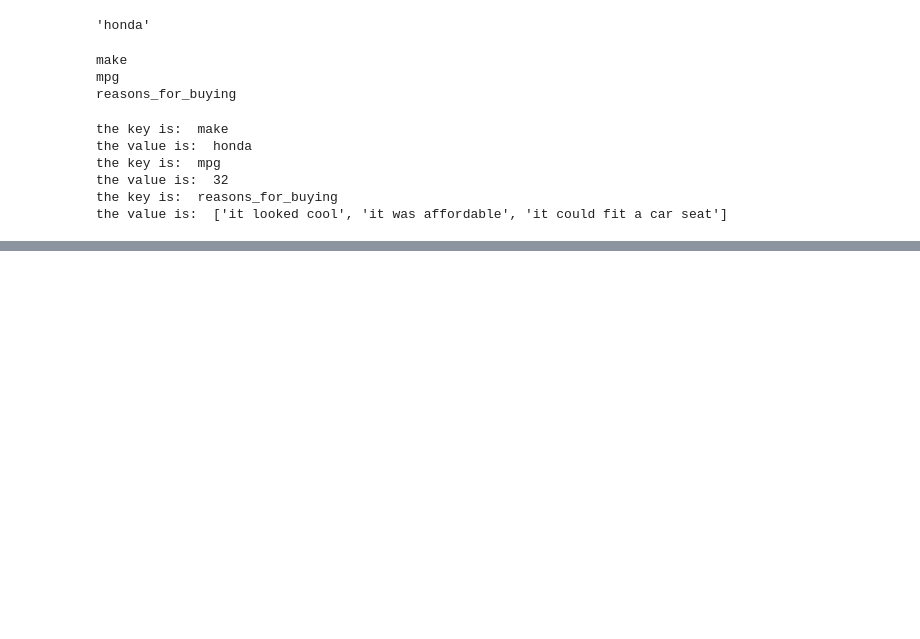
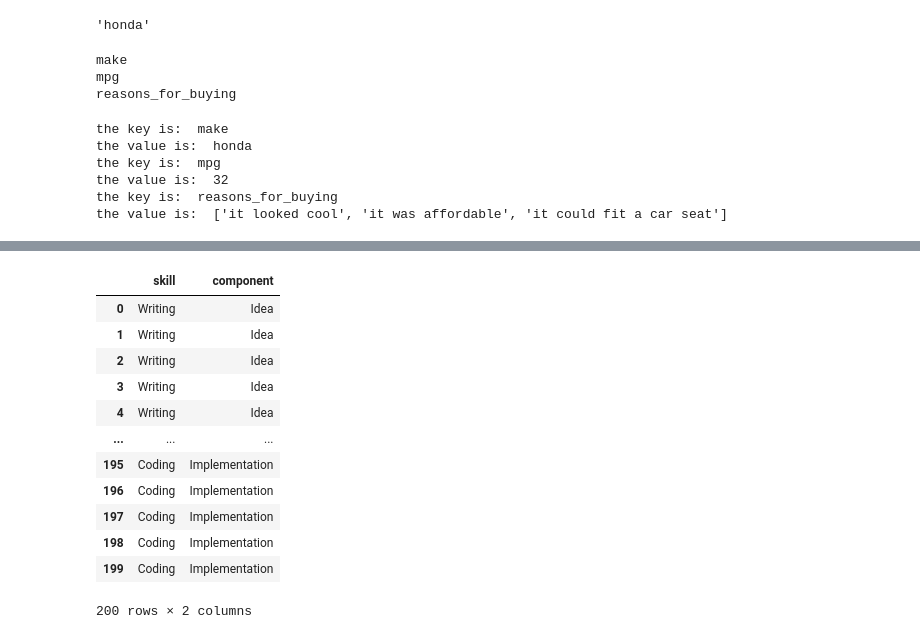
Before and after one commit to nickxscott/INFO658, a Jupyter notebook: notebooks/06_python.ipynb, the cells around one changed output, grey strips where cells are left out. Drawn from its saved outputs; the diff is of its cells as text; code cells hidden in the pictures; blank space fills up the shorter version.

```diff
--- a/notebooks/06_python.ipynb
+++ b/notebooks/06_python.ipynb
@@ -249,0 +274,28 @@ the value is:  ['it looked cool', 'it was affordable', 'it could fit a car seat'
+# %%
+skills={'Writing':{'Idea':50, 'Implementation':50},
+        'Coding':{'Idea':90, 'Implementation':10}}
+component=['Idea', 'Implementation']
+
+df=pd.DataFrame(columns=['skill', 'component'])
+
+for s in skills:
+    for i in range(skills[s]['Idea']):
+        df.loc[len(df)]=[s, 'Idea']
+    for i in range(skills[s]['Implementation']):
+        df.loc[len(df)]=[s, 'Implementation']
+
+df
+# %% [output]
+|  | skill | component |
+| 0 | Writing | Idea |
+| 1 | Writing | Idea |
+| 2 | Writing | Idea |
+| 3 | Writing | Idea |
+| 4 | Writing | Idea |
+| ... | ... | ... |
+| 195 | Coding | Implementation |
+| 196 | Coding | Implementation |
+| 197 | Coding | Implementation |
+| 198 | Coding | Implementation |
+| 199 | Coding | Implementation |
+200 rows × 2 columns
```
Also changed, not shown: parts of 5 cells of this notebook, 2 other files.
